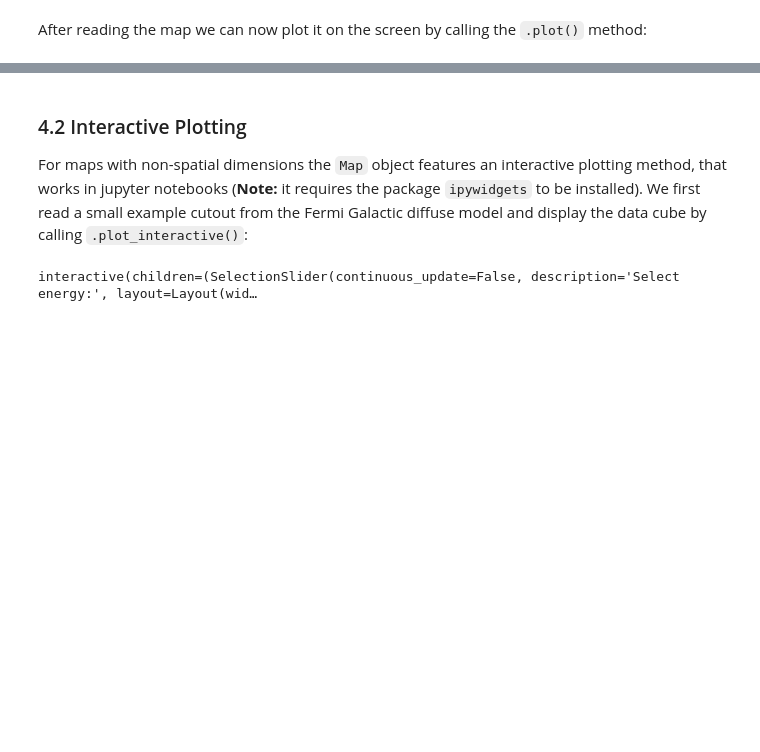
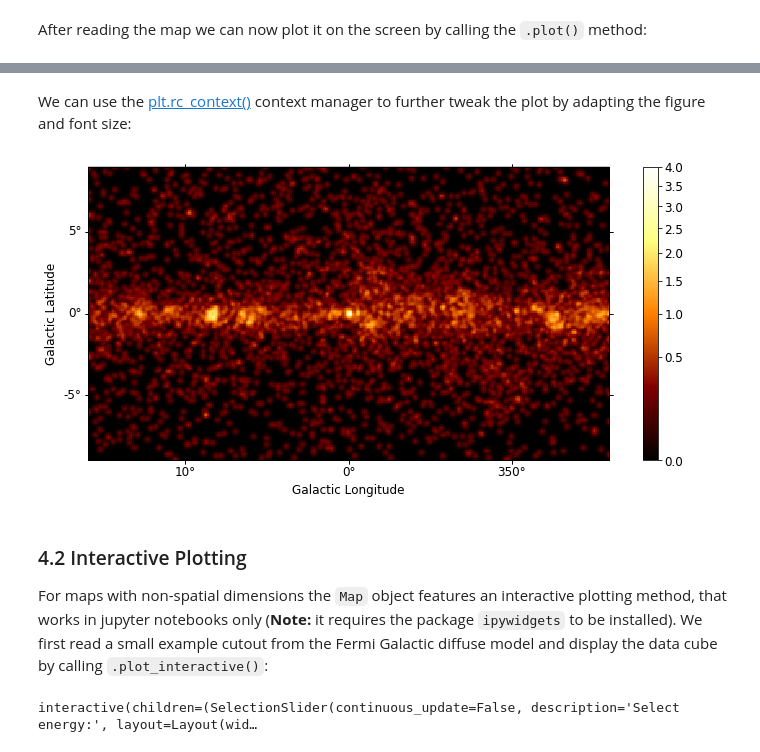
Before and after one commit to gammapy/gammapy-extra, a Jupyter notebook: notebooks/intro_maps.ipynb, the cells around one changed output, grey strips where cells are left out. Cells and saved outputs as stored; diff of their text form; code cells hidden in the pictures; blank space fills up the shorter version.

```diff
--- a/notebooks/intro_maps.ipynb
+++ b/notebooks/intro_maps.ipynb
@@ -378,7 +531,16 @@ smoothed.plot(stretch='sqrt', cmap='inferno', add_cbar=True);
+# %% [markdown]
+We can use the [plt.rc_context()](https://matplotlib.org/api/_as_gen/matplotlib.pyplot.rc_context.html) context manager to further tweak the plot by adapting the figure and font size:
+# %%
+rc_params = {'figure.figsize': (12, 5.4), 'font.size': 12}
+with plt.rc_context(rc=rc_params):
+    smoothed = m_2fhl_gc.smooth(radius=0.2 * u.deg, kernel='gauss')
+    smoothed.plot(stretch='sqrt', add_cbar=True, vmax=4);
+# %% [output]
+[figure, added]
 # %% [markdown]
 ### 4.2 Interactive Plotting
 
-For maps with non-spatial dimensions the `Map` object features an interactive plotting method, that works in jupyter notebooks (**Note:** it requires the package `ipywidgets` to be installed). We first read a small example cutout from the Fermi Galactic diffuse model and display the data cube by calling `.plot_interactive()`:
+For maps with non-spatial dimensions the `Map` object features an interactive plotting method, that works in jupyter notebooks only (**Note:** it requires the package `ipywidgets` to be installed). We first read a small example cutout from the Fermi Galactic diffuse model and display the data cube by calling `.plot_interactive()`:
 # %%
 filename = '$GAMMAPY_EXTRA/datasets/fermi_3fhl/gll_iem_v06_cutout.fits'
 m_iem_gc = Map.read(filename)
```
Also changed, not shown: parts of 34 cells of this notebook.
